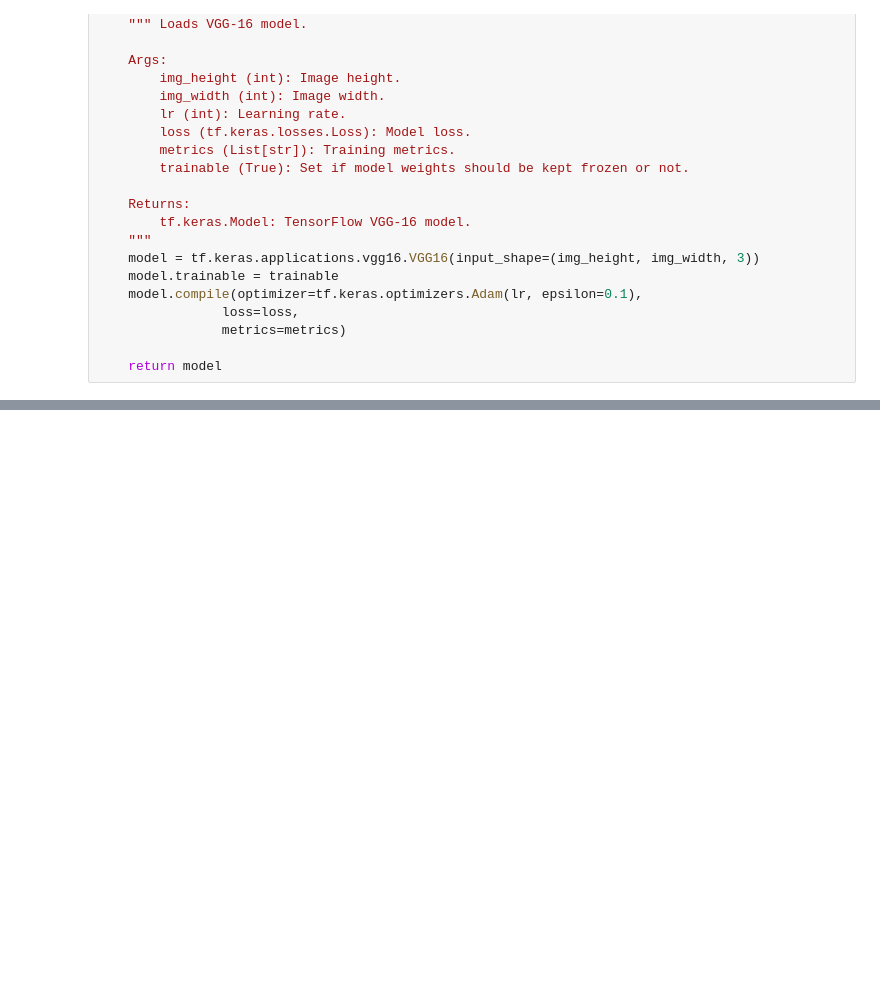
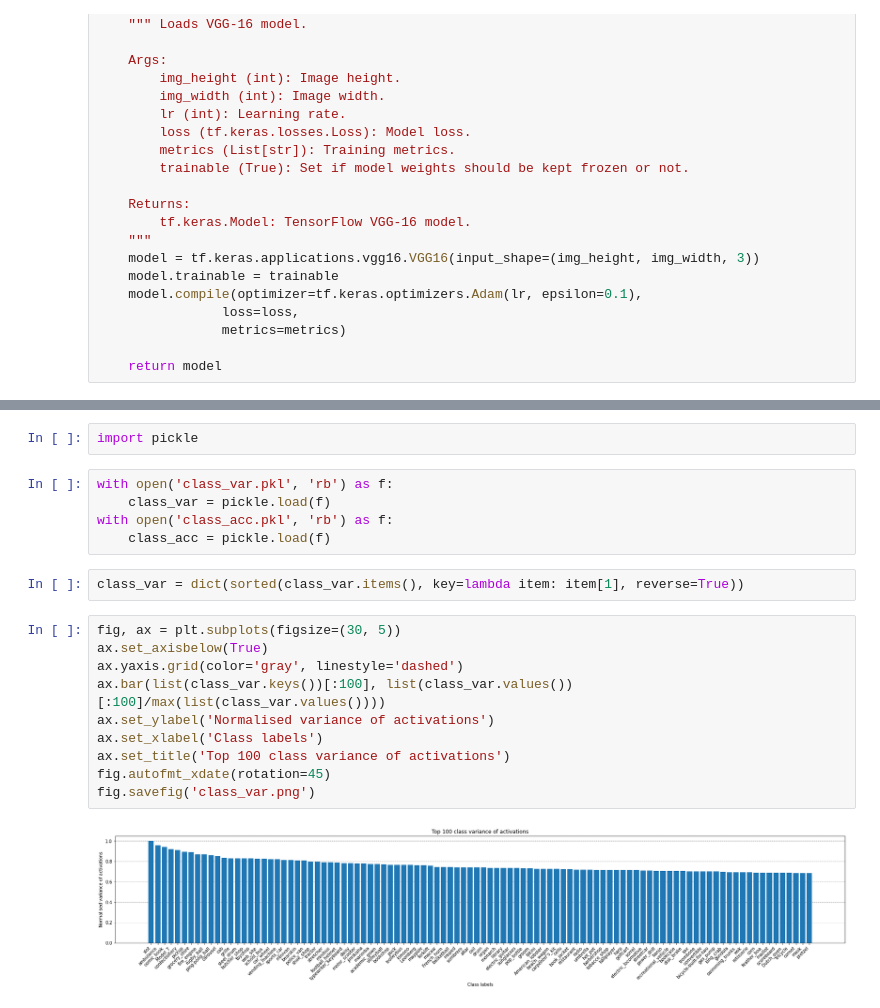
Before and after one commit to mazabdul7/msc_attention_project, a Jupyter notebook: class_var.ipynb, the cells around one changed output, grey strips where cells are left out. Saved outputs shown, nothing was run; the diff lists cells and outputs as text; blank space fills up the shorter version.

Commit message:
work on activation variance plots

```diff
--- a/class_var.ipynb
+++ b/class_var.ipynb
@@ -57,0 +78,21 @@ FileNotFoundError: [WinError 3] The system cannot find the path specified: '/fas
+# %%
+import pickle
+# %%
+with open('class_var.pkl', 'rb') as f:
+    class_var = pickle.load(f)
+with open('class_acc.pkl', 'rb') as f:
+    class_acc = pickle.load(f)
+# %%
+class_var = dict(sorted(class_var.items(), key=lambda item: item[1], reverse=True))
+# %%
+fig, ax = plt.subplots(figsize=(30, 5))
+ax.set_axisbelow(True)
+ax.yaxis.grid(color='gray', linestyle='dashed')
+ax.bar(list(class_var.keys())[:100], list(class_var.values())[:100]/max(list(class_var.values())))
+ax.set_ylabel('Normalised variance of activations')
+ax.set_xlabel('Class labels')
+ax.set_title('Top 100 class variance of activations')
+fig.autofmt_xdate(rotation=45)
+fig.savefig('class_var.png')
+# %% [output]
+[figure, added]
```
Also changed, not shown: parts of 7 cells of this notebook, 7 other files.
